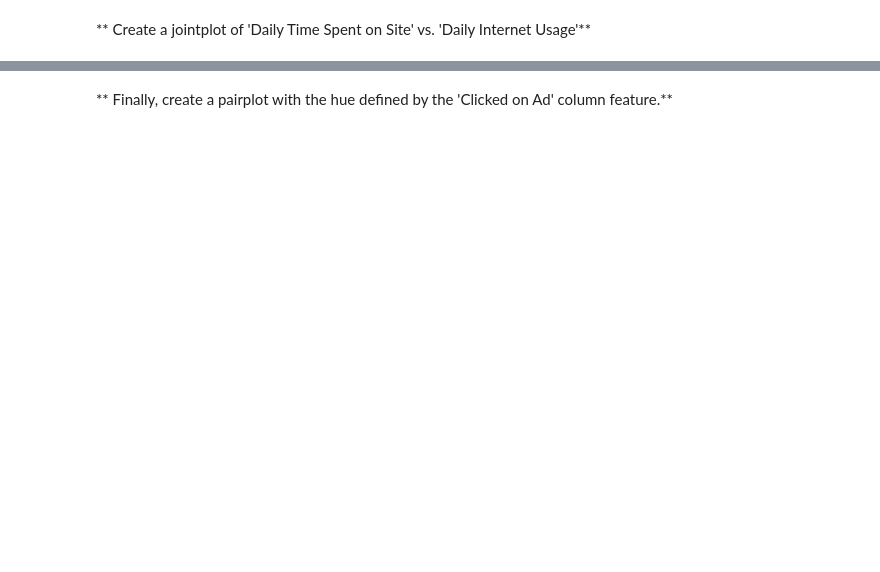
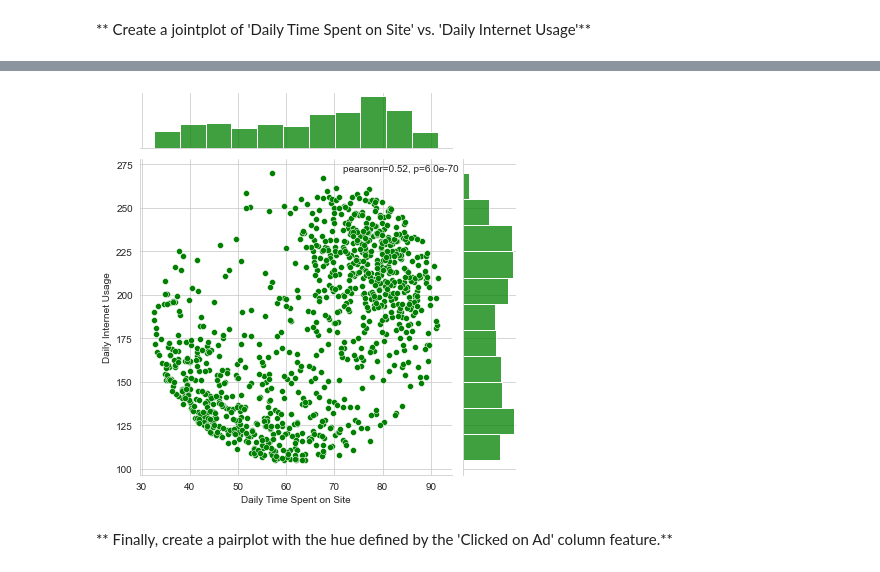
Before and after one commit to MsDiala/SHAI, a Jupyter notebook: Task9/task_9_exercises.ipynb, the cells around one changed output, grey strips where cells are left out. Saved outputs shown, nothing was run; the diff lists cells and outputs as text; code cells hidden in the pictures; blank space fills up the shorter version.

```diff
--- a/Task9/task_9_exercises.ipynb
+++ b/Task9/task_9_exercises.ipynb
@@ -96,2 +150,17 @@ Try recreating the plots shown below!
+# %%
+sns.set_style('whitegrid')
+g = sns.jointplot(x='Daily Time Spent on Site', y='Daily Internet Usage', data=ad_data, color='green')
+
+# Calculate Pearson correlation coefficient
+correlation, p_value = stats.pearsonr(ad_data['Daily Time Spent on Site'], ad_data['Daily Internet Usage'])
+
+# Add correlation coefficient to the plot
+g.ax_joint.annotate(f"pearsonr={correlation:.2f}, p={p_value:.1e}", xy=(0.65, 0.96), xycoords='axes fraction')
+
+plt.xlabel('Daily Time Spent on Site')
+plt.ylabel('Daily Internet Usage')
+plt.show()
+# %% [output]
+[figure, added]
 # %% [markdown]
 ** Finally, create a pairplot with the hue defined by the 'Clicked on Ad' column feature.**
```
Also changed, not shown: parts of 31 cells of this notebook, 1 other file.
